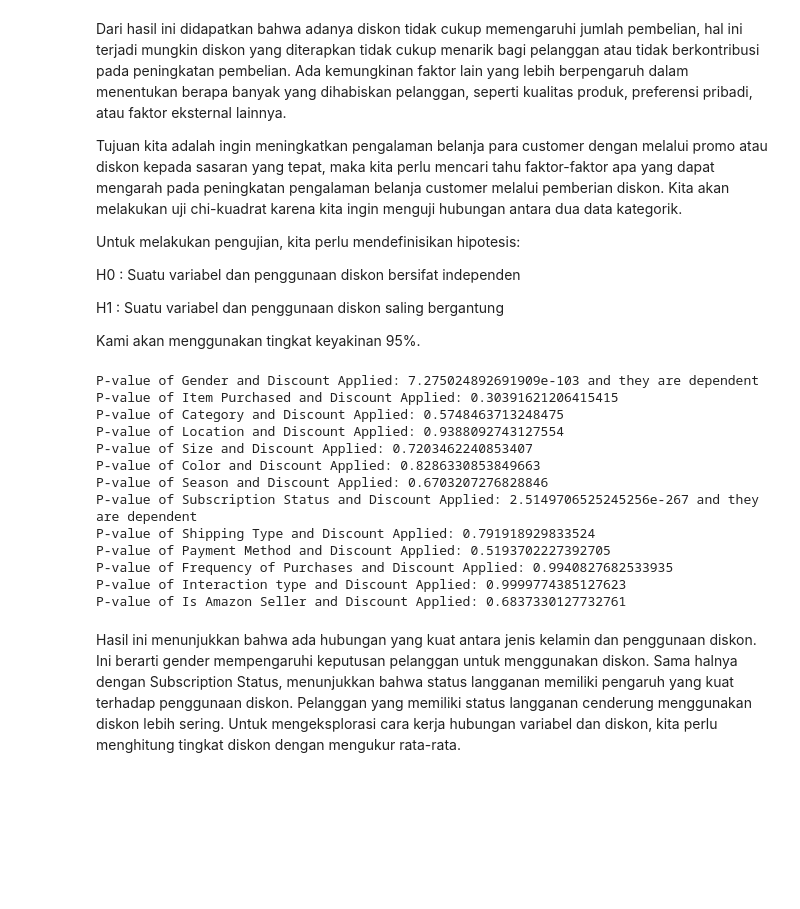
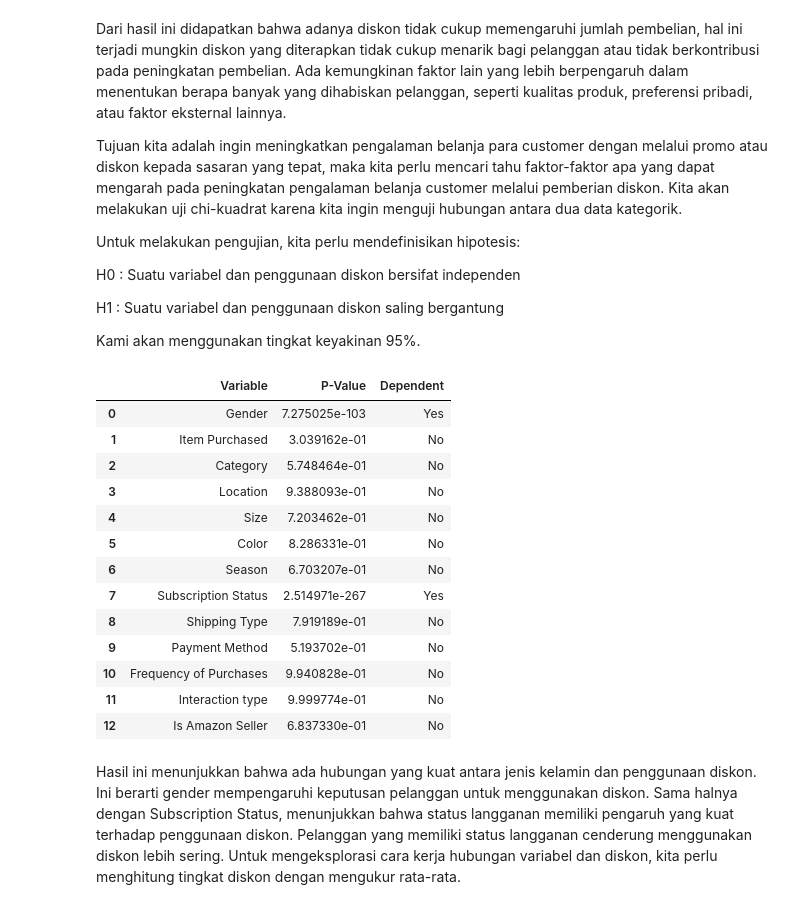
Before and after one commit to srnrhnh/E-commerce-Analysis-and-Tableau, a Jupyter notebook: ecommerce_notebook.ipynb, the cells around one changed output. Cells and saved outputs as stored; diff of their text form; code cells hidden in the pictures; blank space fills up the shorter version.

```diff
--- a/h8dsft_Milestone1_Serina_Roihaanah.ipynb
+++ b/ecommerce_notebook.ipynb
@@ -101,7 +101,7 @@ Pada tabel customer_details terdapat 17 kolom. Terlihat tidak ada baris yang mem
 # %%
 # SALES DATA
 
-sd = pd.read_csv("E-commerece sales data 2024.csv") #load file e_commerce_sales_data.csv
+sd = pd.read_csv("sales_data.csv") #load file e_commerce_sales_data.csv
 sd.head()
 # %% [output]
 |  | user id | product id | Interaction type | Time stamp | Unnamed: 4 |
@@ -496,25 +496,31 @@ Kami akan menggunakan tingkat keyakinan 95%.
 # %%
 cols = df.drop(columns=['Promo Code Used','Discount Applied','Customer ID','Age','Purchase Amount (USD)','Previous Purchases','user id','Date','Time', 'Product Name','Review Rating']).columns
 
+results = []
 for col in cols:
-  cross = pd.crosstab(df[col],df['Discount Applied'])
-  pval = stats.chi2_contingency(cross).pvalue
-  prompt = "and they are dependent" if pval<0.05 else ""
-  print(f"P-value of {col} and Discount Applied: {pval} {prompt}")
+  cross = pd.crosstab(df[col],df['Discount Applied'])   # membentuk tabel kontingensi
+  pval = stats.chi2_contingency(cross).pvalue           # menghitung p-value
+  prompt = "Yes" if pval<0.05 else "No"
+  results.append([col, pval, prompt])                   # menyimpan hasil ke dalam list
+
+# hasil dalam tabel
+result_df = pd.DataFrame(results, columns=["Variable", "P-Value", "Dependent"])
+result_df
 # %% [output]
-P-value of Gender and Discount Applied: 7.275024892691909e-103 and they are dependent
-P-value of Item Purchased and Discount Applied: 0.30391621206415415
-P-value of Category and Discount Applied: 0.5748463713248475
-P-value of Location and Discount Applied: 0.9388092743127554
-P-value of Size and Discount Applied: 0.7203462240853407
-P-value of Color and Discount Applied: 0.8286330853849663
-P-value of Season and Discount Applied: 0.6703207276828846
-P-value of Subscription Status and Discount Applied: 2.5149706525245256e-267 and they are dependent
-P-value of Shipping Type and Discount Applied: 0.791918929833524
-P-value of Payment Method and Discount Applied: 0.5193702227392705
-P-value of Frequency of Purchases and Discount Applied: 0.9940827682533935
-P-value of Interaction type and Discount Applied: 0.9999774385127623
-P-value of Is Amazon Seller and Discount Applied: 0.6837330127732761
+|  | Variable | P-Value | Dependent |
+| 0 | Gender | 7.275025e-103 | Yes |
+| 1 | Item Purchased | 3.039162e-01 | No |
+| 2 | Category | 5.748464e-01 | No |
+| 3 | Location | 9.388093e-01 | No |
+| 4 | Size | 7.203462e-01 | No |
+| 5 | Color | 8.286331e-01 | No |
+| 6 | Season | 6.703207e-01 | No |
+| 7 | Subscription Status | 2.514971e-267 | Yes |
+| 8 | Shipping Type | 7.919189e-01 | No |
+| 9 | Payment Method | 5.193702e-01 | No |
+| 10 | Frequency of Purchases | 9.940828e-01 | No |
+| 11 | Interaction type | 9.999774e-01 | No |
+| 12 | Is Amazon Seller | 6.837330e-01 | No |
 # %% [markdown]
 Hasil ini menunjukkan bahwa ada hubungan yang kuat antara jenis kelamin dan penggunaan diskon. Ini berarti gender mempengaruhi keputusan pelanggan untuk menggunakan diskon. Sama halnya dengan Subscription Status, menunjukkan bahwa status langganan memiliki pengaruh yang kuat terhadap penggunaan diskon. Pelanggan yang memiliki status langganan cenderung menggunakan diskon lebih sering. Untuk mengeksplorasi cara kerja hubungan variabel dan diskon, kita perlu menghitung tingkat diskon dengan mengukur rata-rata.
 # %%
```
Also changed, not shown: parts of 4 cells of this notebook, 1 other file.
